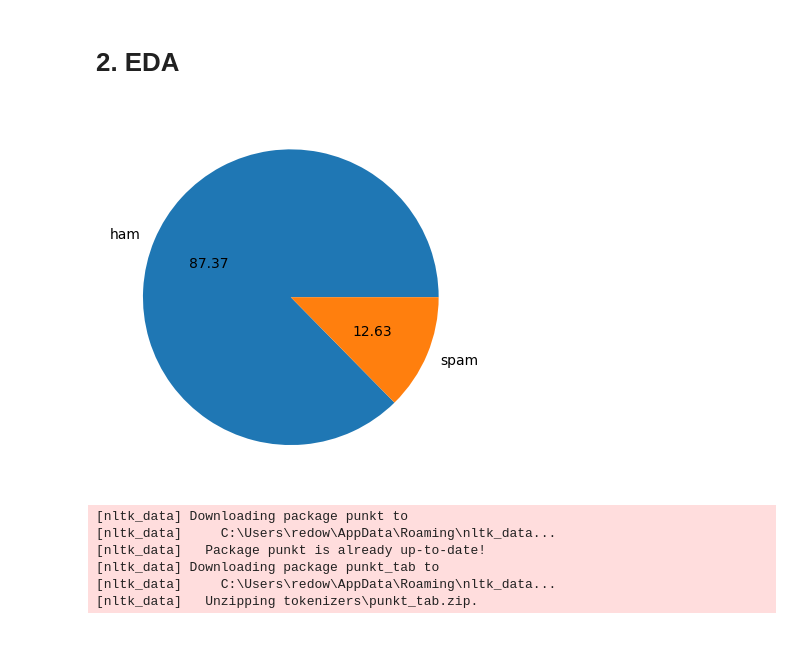
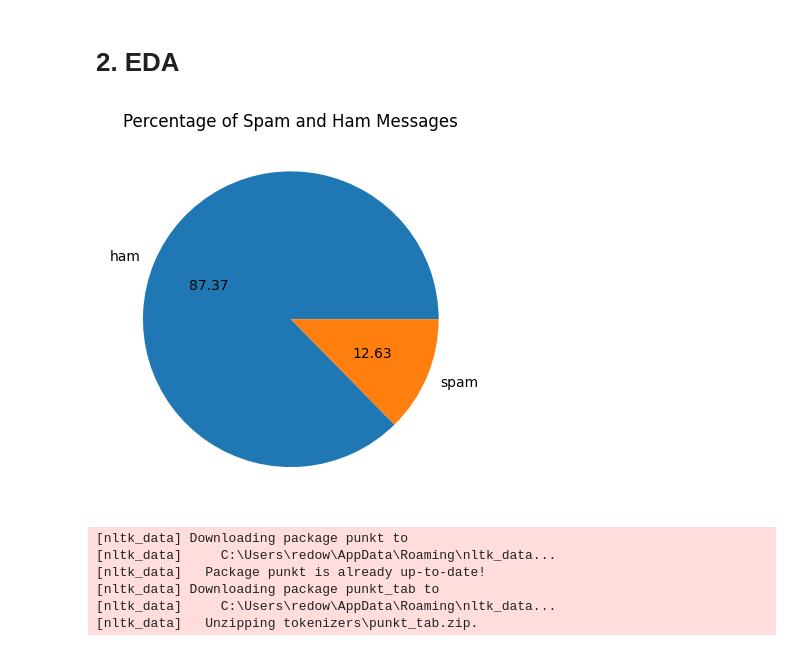
Before and after one commit to Redowan-Tanvir-Shifat/Email-SMS-Spam-Classifier, a Jupyter notebook: spam_classifier.ipynb, the cells around one changed output. Cells and saved outputs as stored; diff of their text form; code cells hidden in the pictures.

Commit message:
Update plot titile...

```diff
--- a/spam_classifier.ipynb
+++ b/spam_classifier.ipynb
@@ -98,10 +98,11 @@ df.shape
 # %%
 # check percentage of spam and ham
 df['label'].value_counts()
 plt.pie(df['label'].value_counts(), labels=['ham', 'spam'], autopct='%0.2f')
+plt.title('Percentage of Spam and Ham Messages')
 plt.show()
 # %% [output]
-[figure, old version]
+[figure, new version]
 # %%
 import nltk
 
```
Also changed, not shown: parts of 3 cells of this notebook.
